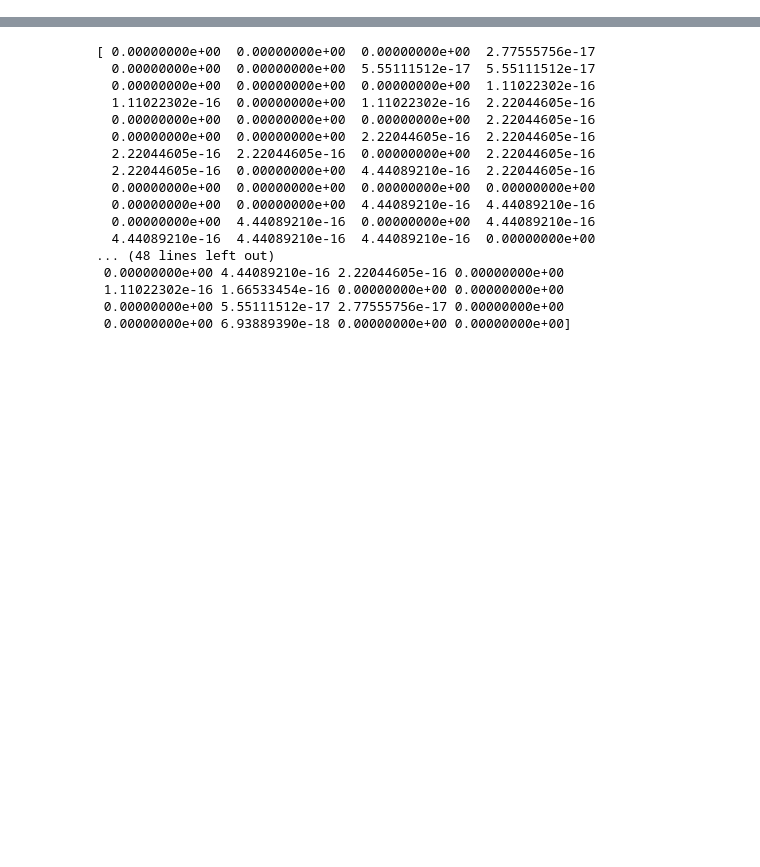
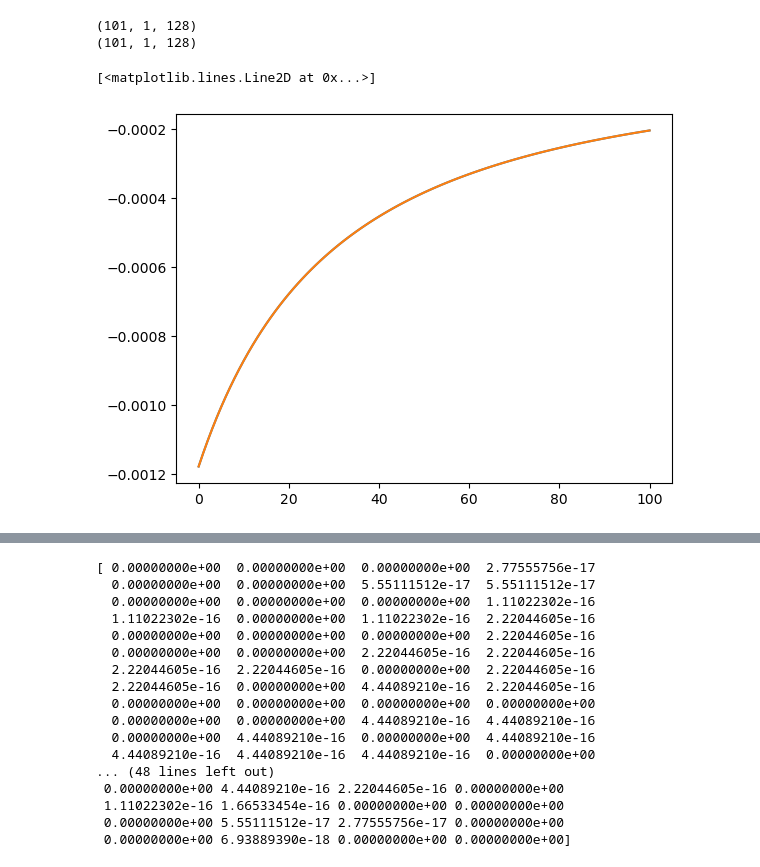
Before and after one commit to znicolaou/rdcu, a Jupyter notebook: test.ipynb, the cells around one changed output, grey strips where cells are left out. Saved outputs shown, nothing was run; the diff lists cells and outputs as text; code cells hidden in the pictures; blank space fills up the shorter version.

```diff
--- a/test.ipynb
+++ b/test.ipynb
@@ -1,3 +1,21 @@
 # %%
 import numpy as np
 from matplotlib import pyplot as plt
+# %%
+filebase='test1d'
+Ns=[128]
+n=1
+ndim=len(Ns)
+ys=np.fromfile(filebase+'states.dat').reshape([-1]+[n]+Ns)
+fs=np.fromfile(filebase+'f.dat').reshape([-1]+[n]+Ns)
+print(fs.shape)
+print(ys.shape)
+# %% [output]
+(101, 1, 128)
+(101, 1, 128)
+# %%
+plt.plot(-fs[:,0,1])
+plt.plot(ys[:,0,1]**3)
+# %% [output]
+[<matplotlib.lines.Line2D at 0x...>]
+[figure, added]
```
Also changed, not shown: parts of 1 cell of this notebook, 1 other file.
